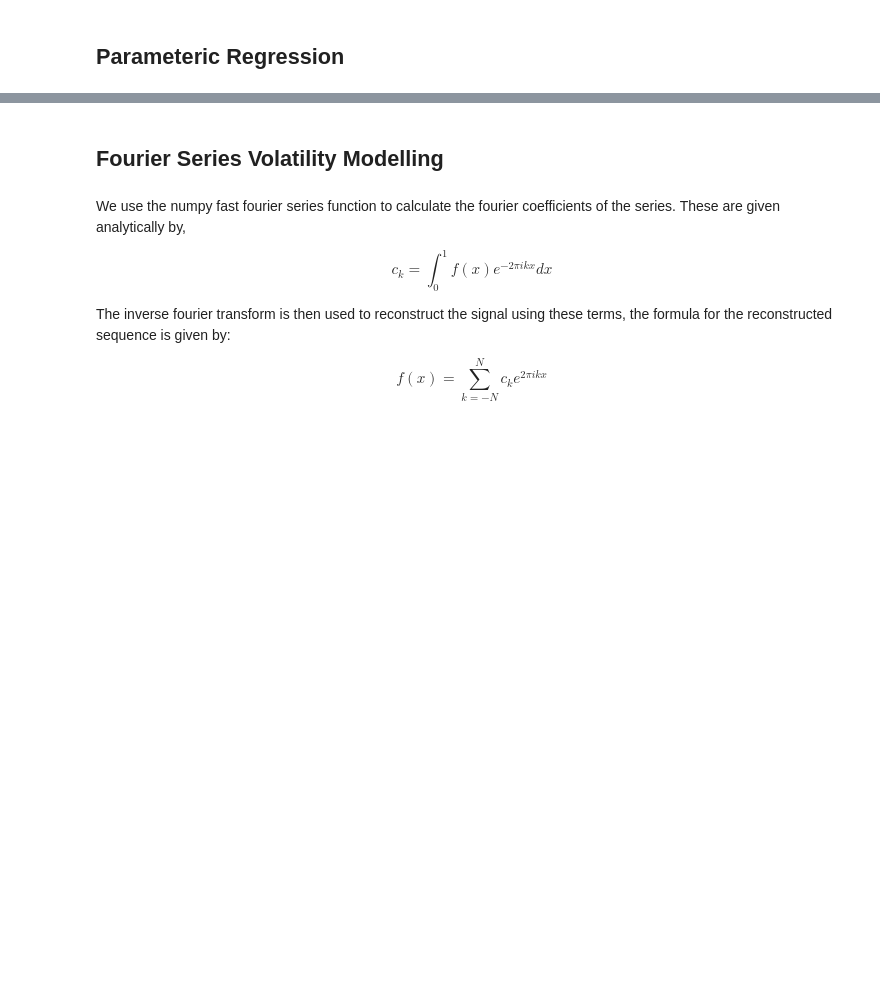
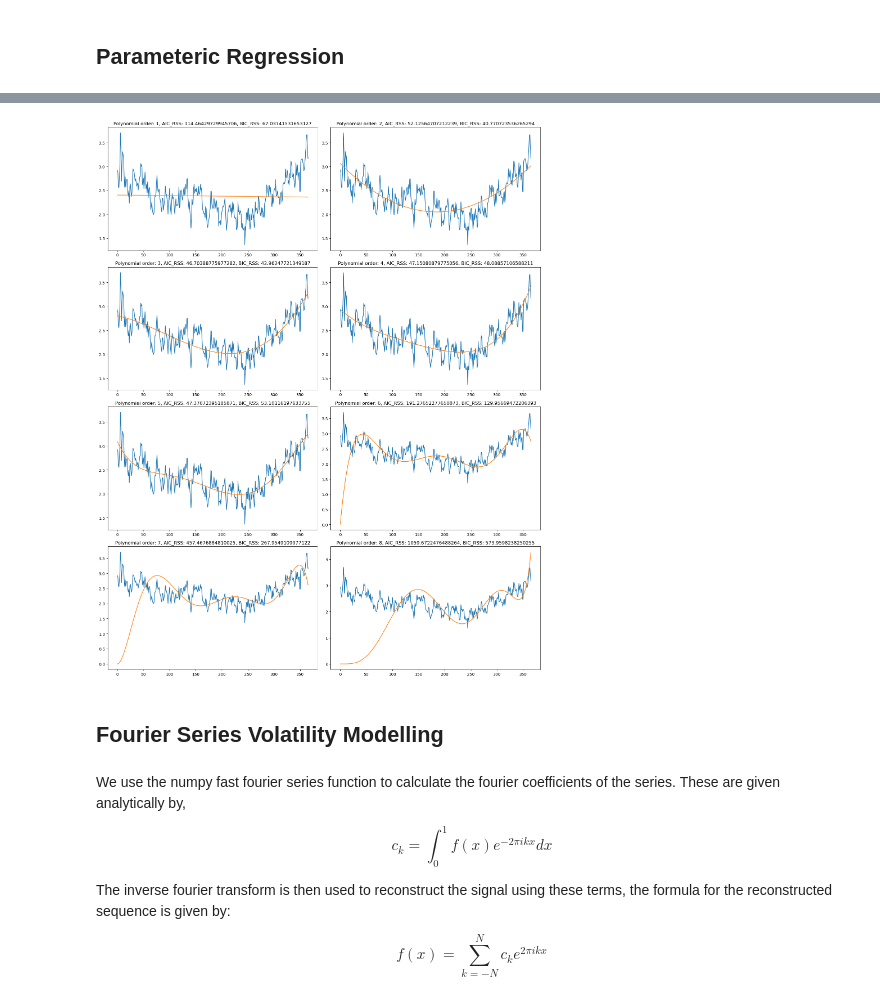
Before and after one commit to shixuejun/Weather-Derivative-UROP, a Jupyter notebook: src/modelling/volatility_modelling.ipynb, the cells around one changed output, grey strips where cells are left out. Cells and saved outputs as stored; diff of their text form; code cells hidden in the pictures; blank space fills up the shorter version.

```diff
--- a/src/modelling/volatility_modelling.ipynb
+++ b/src/modelling/volatility_modelling.ipynb
@@ -169,3 +154,34 @@ plt.show()
+# %%
+x = np.array(np.arange(len(std_by_day.values.flatten())))
+y = np.array(std_by_day.values.flatten())
+
+# Degrees of polynomial
+polynomial_degrees = np.arange(1, 9, dtype=np.int16)
+
+fig, axs = plt.subplots(4, 2, figsize=(16, 20))
+
+def polynomial_regression_fit(degree, x, y):
+    x= x[:,np.newaxis]
+    y= y[:,np.newaxis]
+    poly_feats = PolynomialFeatures(degree=degree)
+    transform = poly_feats.fit_transform(x)
+    model = sm.OLS(y, transform).fit()
+    predictions = model.predict(transform)
+    return model, predictions
+
+def polynomial_regression(degree, x, y):
+    _model, predictions = polynomial_regression_fit(degree, x, y)
+    return predictions
+
+for degree in polynomial_degrees:
+    predictions = polynomial_regression(degree, x, y)
+    axs[int((degree - 1) / 2), (degree + 1) % 2 ].plot(y)
+    axs[int((degree - 1) / 2), (degree + 1) % 2 ].plot(predictions)
+    axs[int((degree - 1) / 2), (degree + 1) % 2 ].set_title(f"Polynomial order: {degree}, AIC_RSS: {AIC_RSS(predictions, y, degree + 1)}, BIC_RSS: {BIC_RSS(predictions, y, degree + 1)}")
+fig.tight_layout()
+fig.show()
+# %% [output]
+[figure, added]
 # %% [markdown]
 
 ## Fourier Series Volatility Modelling
```
Also changed, not shown: parts of 33 cells of this notebook, 14 other files.
